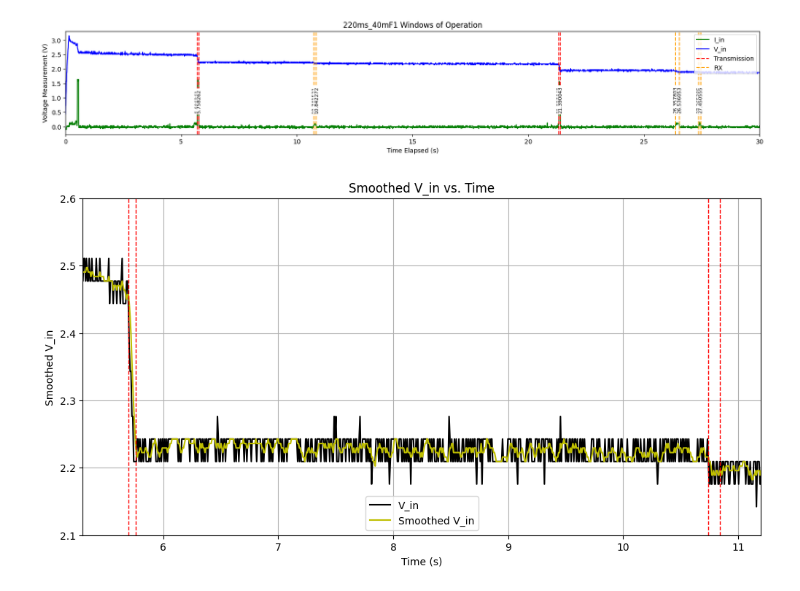
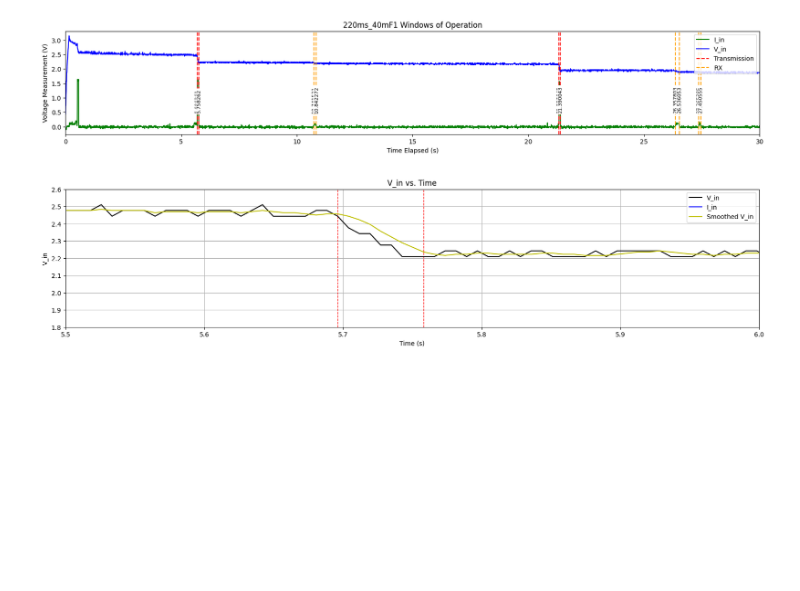
Before and after one commit to caspar/LoRa-Batteryless, a Jupyter notebook: 4-5 _ Cap_After_Vreg/viz.ipynb, the cells around one changed output. Drawn from its saved outputs; the diff is of its cells as text; code cells hidden in the pictures; blank space fills up the shorter version.

Commit message:
More optimization bug fixes

```diff
--- a/4-5 _ Cap_After_Vreg/viz.ipynb
+++ b/4-5 _ Cap_After_Vreg/viz.ipynb
@@ -61,16 +64,15 @@ plt.show()
 #                                               #
 #################################################
 
-def get_bounds(file):
+def get_bounds(file, extend):
 
-    extend = 1      # Expand windows found this many in either direction to contain events better
     scope_data = pd.read_csv('./Scope/{}.csv'.format(file))
 
     transmission_windows = []
     rx_windows = []
 
-    def check_valid(element, list, skip=None):   # Returns False if no problems
-        if element[1] - element[0] < 3:    # Don't allow overly small windows
+    def check_valid(element, list, extend, skip=None):   # Returns False if no problems
+        if element[1] - element[0] - extend*2 < 3:    # Don't allow overly small windows
             return True
         if skip != None:    # Skip the overlay check
             return True
@@ -93,12 +95,12 @@ def get_bounds(file):
         else:
             if start_index is not None:
                 window = (start_index - extend, index - 1 + extend)
-                if not check_valid(window, transmission_windows):
+                if not check_valid(window, transmission_windows, extend):
                     transmission_windows.append(window)
                 start_index = None
     if start_index is not None:
         window = (start_index - extend, len(scope_data['I_in']) - 1)
-        if not check_valid(window, transmission_windows):
+        if not check_valid(window, transmission_windows, extend):
             transmission_windows.append(window)
     transmission_windows = transmission_windows[1:]
 
@@ -113,18 +115,18 @@ def get_bounds(file):
     for index, val in enumerate(scope_data['I_in']):
         if index < transmission_windows[0][0] or index > transmission_windows[-1][1] + 900:  # Skip anything before the first transmission and more than ~15s after last transmission
             continue
-        if val > 0.07 and val < 0.2:
+        if val > 0.06 and val < 0.2:
             if start_index is None:
                 start_index = index
         else:
             if start_index is not None and val < 0.03:
                 window = (start_index - extend, index - 1 + extend)
-                if not check_valid(window, transmission_windows):
+                if not check_valid(window, transmission_windows, extend):
                     rx_windows.append(window)
                 start_index = None
     if start_index is not None:
         window = (start_index - extend, len(scope_data['I_in']) - 1)
-        if not check_valid(window, transmission_windows):
+        if not check_valid(window, transmission_windows, extend):
             rx_windows.append(window)
 
     return [transmission_windows, rx_windows]
@@ -193,52 +191,47 @@ plot_bounds(file, get_bounds(file), limits=[0,30])
 #################################################
 
 ms = 220
 C = 0.040
+V = 0
 R_shunt = 1.071
 initial_voltage = 0
 
+extend = 1
+window_size = 5
+
 file = '{}ms_{}mF1'.format(ms, int(C*1000))
-transmission_windows, rx_windows = get_bounds(file)
+transmission_windows, rx_windows = get_bounds(file, extend)
 scope_data = pd.read_csv('./Scope/{}.csv'.format(file))
 V_in = scope_data['V_in']
 seconds = scope_data['second']
 
 # Get ranges of each RX and TX window
 window_indices = []
 for start, end in transmission_windows + rx_windows:
     window_indices.extend([start, end])
 window_indices.sort()
 
-# Defining models for optimization and smoothing
-def model(t, R):
-    return initial_voltage * np.exp(-t / (R * C))
-
-def model_linear(t, m):
-    return initial_voltage + m*t
-
+# Smooth the data (if you want, put window_size > 1)
 def moving_average(data, window_size):
     return np.convolve(data, np.ones(window_size)/window_size, mode='valid')
 
-# Smooth the data (if you want, put window_size > 1)
-window_size = 5
 smoothed_V_in = moving_average(V_in, window_size=window_size)
 adjusted_seconds = seconds[window_size-1:]
 
 # Plot smoothed_V_in vs adjusted_seconds
-plt.figure(figsize=(12, 6))
-plt.plot(seconds, V_in, color='black', label="V_in")
-plt.plot(adjusted_seconds, smoothed_V_in, color='y', label="Smoothed V_in")
-plt.xlim(5.3, 11.2)
-plt.ylim(2.1, 2.6)
-plt.xlabel('Time (s)')
-plt.ylabel('Smoothed V_in')
-plt.title('Smoothed V_in vs. Time')
-plt.grid(True)
-
+plt.figure(figsize=(20, 4))
 for index in window_indices:
     plt.axvline(x=seconds[index], color='r', linestyle='--', linewidth=1)
-
+plt.plot(seconds, V_in, color='black', label="V_in")
+plt.plot(seconds, scope_data['I_in'], color='b', label="I_in")
+plt.plot(adjusted_seconds, smoothed_V_in, color='y', label="Smoothed V_in")
+plt.title('V_in vs. Time')
+plt.xlabel('Time (s)')
+plt.ylabel('V_in')
+plt.xlim(5.5, 6.0)
+plt.ylim(1.8, 2.6)
+plt.grid(True)
 plt.legend()
 plt.show()
 # %% [output]
-[figure, old version]
+[figure, new version]
```
Also changed, not shown: parts of 7 cells of this notebook.
